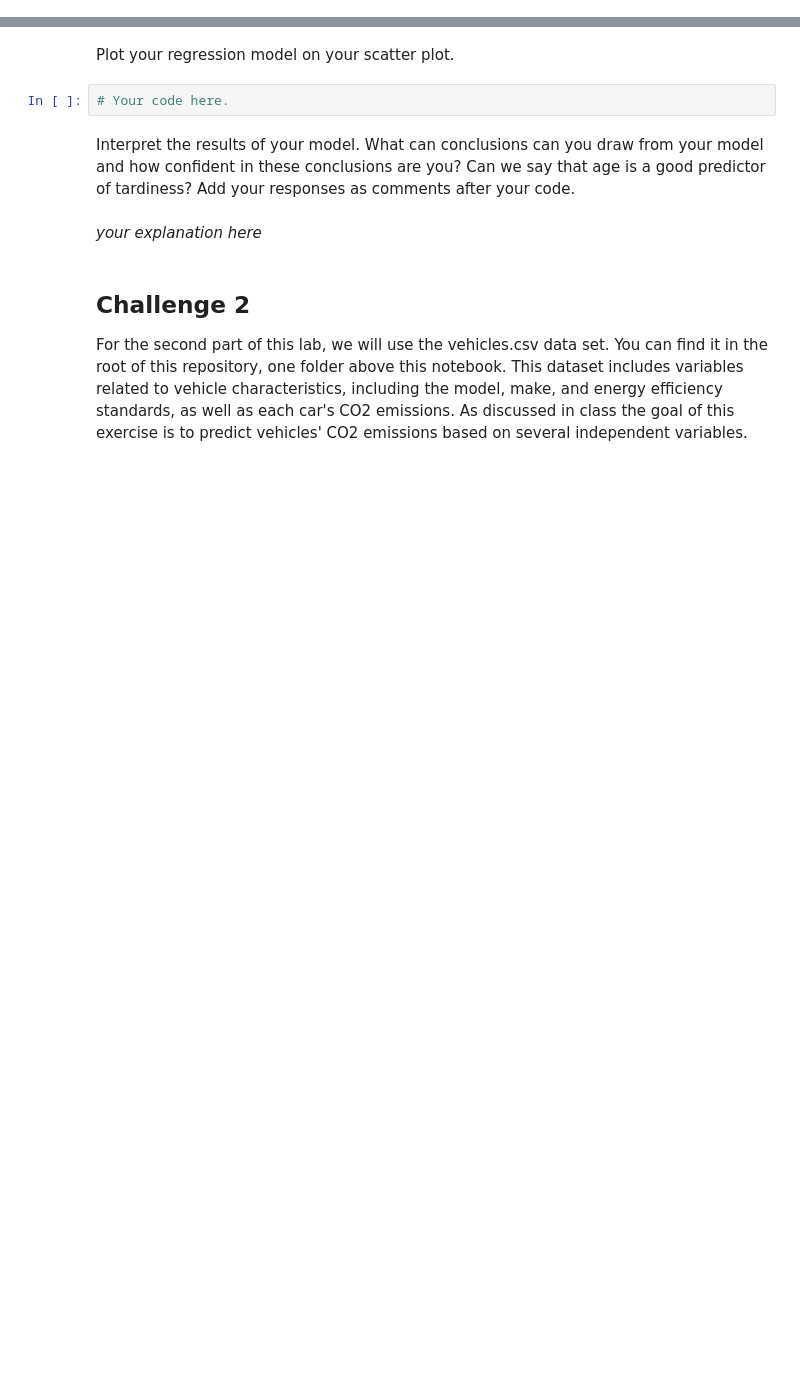
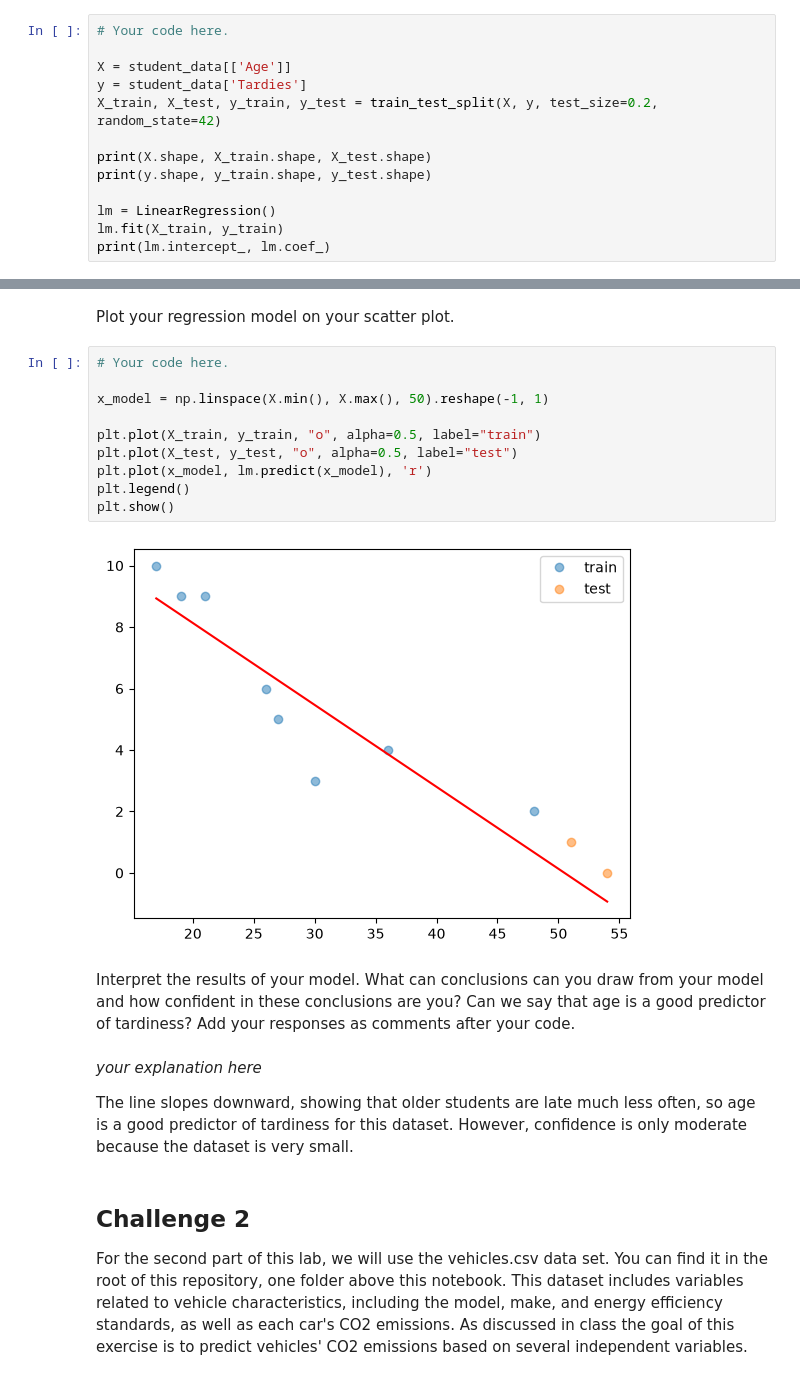
Before and after one commit to ironhack-labs/lab-regression-analysis-en, a Jupyter notebook: your-code/lab-regression-analysis.ipynb, the cells around one changed output, grey strips where cells are left out. Saved outputs shown, nothing was run; the diff lists cells and outputs as text; blank space fills up the shorter version.

Commit message:
W4D3_Lab-Regression

```diff
--- a/your-code/lab-regression-analysis.ipynb
+++ b/your-code/lab-regression-analysis.ipynb
@@ -55,0 +100,13 @@ Build a regression model for this data. What will be your outcome variable? What
+# %%
+# Your code here.
+
+X = student_data[['Age']]
+y = student_data['Tardies']
+X_train, X_test, y_train, y_test = train_test_split(X, y, test_size=0.2, random_state=42)
+
+print(X.shape, X_train.shape, X_test.shape)
+print(y.shape, y_train.shape, y_test.shape)
+
+lm = LinearRegression()
+lm.fit(X_train, y_train)
+print(lm.intercept_, lm.coef_)
@@ -56,11 +125,23 @@ Build a regression model for this data. What will be your outcome variable? What
 # %% [markdown]
 Plot your regression model on your scatter plot.
-# %%
-# Your code here.
+# %%
+# Your code here.
+
+x_model = np.linspace(X.min(), X.max(), 50).reshape(-1, 1)
+
+plt.plot(X_train, y_train, "o", alpha=0.5, label="train")
+plt.plot(X_test, y_test, "o", alpha=0.5, label="test")
+plt.plot(x_model, lm.predict(x_model), 'r')
+plt.legend()
+plt.show()
+# %% [output]
+[figure, added]
 # %% [markdown]
 Interpret the results of your model. What can conclusions can you draw from your model and how confident in these conclusions are you? Can we say that age is a good predictor of tardiness? Add your responses as comments after your code.
-# %% [markdown]
-*your explanation here*
+# %% [markdown]
+*your explanation here*
+
+The line slopes downward, showing that older students are late much less often, so age is a good predictor of tardiness for this dataset. However, confidence is only moderate because the dataset is very small.
 # %% [markdown]
 ## Challenge 2
 For the second part of this lab, we will use the vehicles.csv data set. You can find it in the root of this repository, one folder above this notebook. This dataset includes variables related to vehicle characteristics, including the model, make, and energy efficiency standards, as well as each car's CO2 emissions. As discussed in class the goal of this exercise is to predict vehicles' CO2 emissions based on several independent variables.
```
Also changed, not shown: parts of 25 cells of this notebook.
